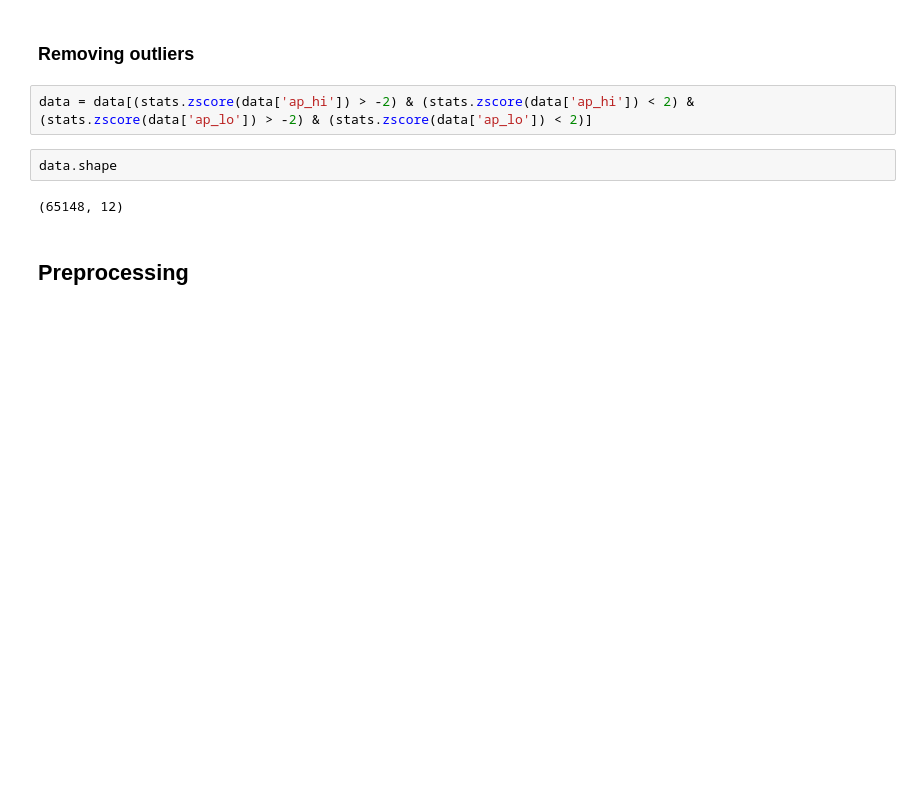
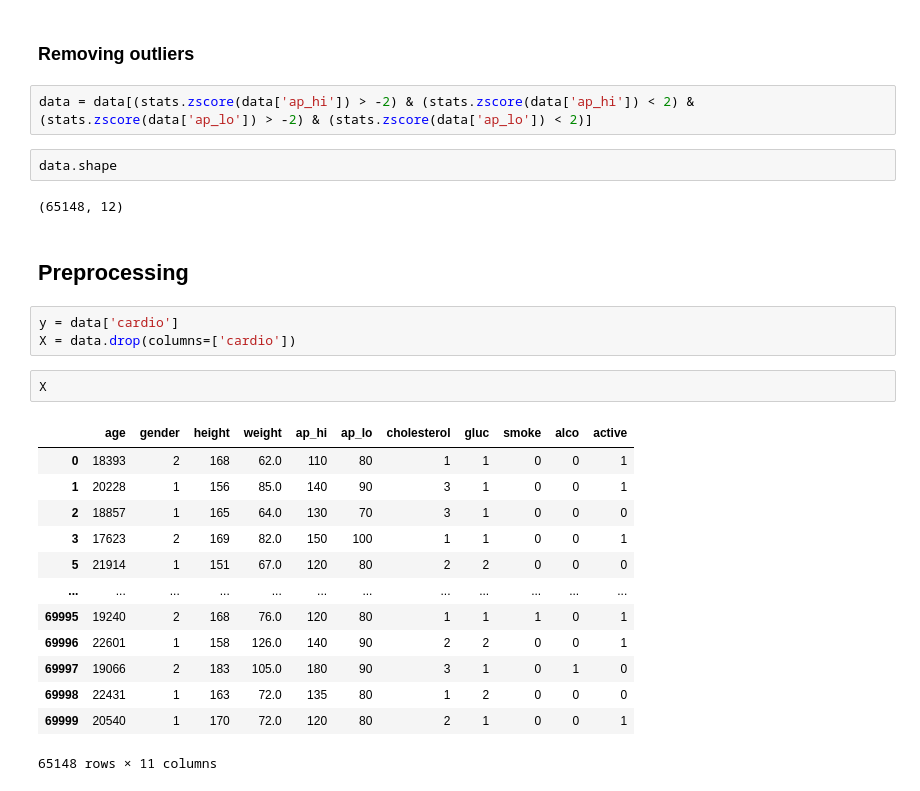
Before and after one commit to Dhairya-Arora01/Cardio-disease-predictor, a Jupyter notebook: cardio.ipynb, the cells around one changed output. Drawn from its saved outputs; the diff is of its cells as text; blank space fills up the shorter version.

```diff
--- a/cardio.ipynb
+++ b/cardio.ipynb
@@ -120,3 +147,22 @@ data.shape
 (65148, 12)
 # %% [markdown]
 ## Preprocessing
+# %%
+y = data['cardio']
+X = data.drop(columns=['cardio'])
+# %%
+X
+# %% [output]
+|  | age | gender | height | weight | ap_hi | ap_lo | cholesterol | gluc | smoke | alco | active |
+| 0 | 18393 | 2 | 168 | 62.0 | 110 | 80 | 1 | 1 | 0 | 0 | 1 |
+| 1 | 20228 | 1 | 156 | 85.0 | 140 | 90 | 3 | 1 | 0 | 0 | 1 |
+| 2 | 18857 | 1 | 165 | 64.0 | 130 | 70 | 3 | 1 | 0 | 0 | 0 |
+| 3 | 17623 | 2 | 169 | 82.0 | 150 | 100 | 1 | 1 | 0 | 0 | 1 |
+| 5 | 21914 | 1 | 151 | 67.0 | 120 | 80 | 2 | 2 | 0 | 0 | 0 |
+| ... | ... | ... | ... | ... | ... | ... | ... | ... | ... | ... | ... |
+| 69995 | 19240 | 2 | 168 | 76.0 | 120 | 80 | 1 | 1 | 1 | 0 | 1 |
+| 69996 | 22601 | 1 | 158 | 126.0 | 140 | 90 | 2 | 2 | 0 | 0 | 1 |
+| 69997 | 19066 | 2 | 183 | 105.0 | 180 | 90 | 3 | 1 | 0 | 1 | 0 |
+| 69998 | 22431 | 1 | 163 | 72.0 | 135 | 80 | 1 | 2 | 0 | 0 | 0 |
+| 69999 | 20540 | 1 | 170 | 72.0 | 120 | 80 | 2 | 1 | 0 | 0 | 1 |
+65148 rows × 11 columns
```
Also changed, not shown: parts of 12 cells of this notebook.
